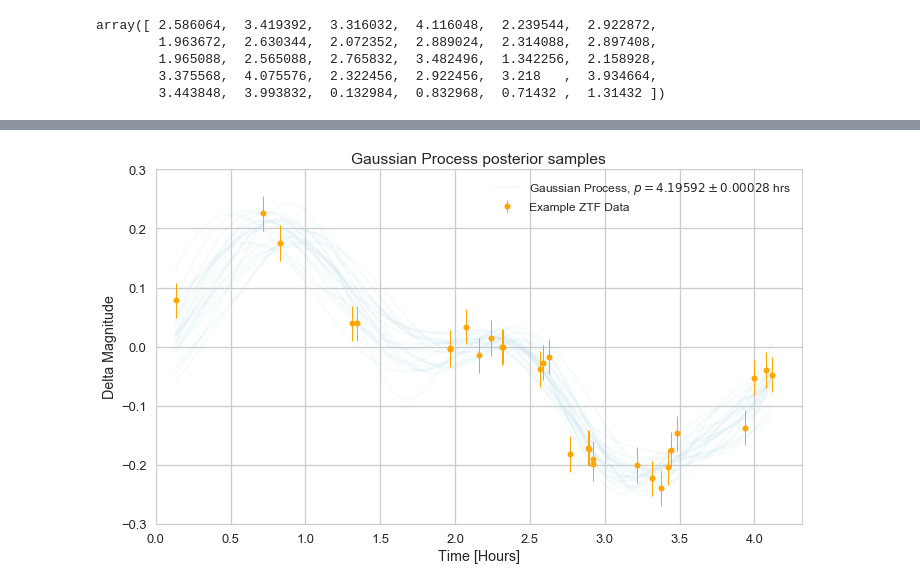
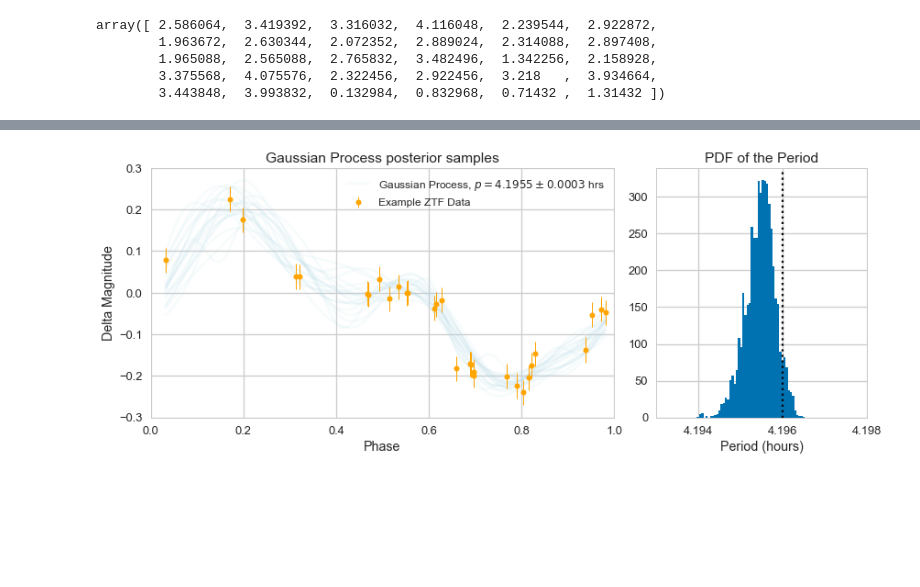
Before and after one commit to dirac-institute/CometGPs, a Jupyter notebook: lco_proposal/LCO2.ipynb, the cells around one changed output, grey strips where cells are left out. Saved outputs shown, nothing was run; the diff lists cells and outputs as text; code cells hidden in the pictures; blank space fills up the shorter version.

```diff
--- a/lco_proposal/LCO2.ipynb
+++ b/lco_proposal/LCO2.ipynb
@@ -209,32 +219,40 @@ np.std(post_p*24.0)
 # %%
-fig, ax = plt.subplots(1, 1, figsize=(10,6))
-
+fig = plt.figure(figsize=(14,5))
+grid = plt.GridSpec(1, 3, wspace=0.2)
+ax = plt.subplot(grid[0, 0:2])
 x = np.linspace(time_phased.min(), time_phased.max(), 500)
-ax.errorbar(time_phased * 24.0, mag, yerr=mag_err, fmt="o", c="orange", ms=6, lw=1,
+ax.errorbar(time_phased *24.0/ fit_period, mag, yerr=mag_err, fmt="o", c="orange", ms=6, lw=1,
             label="Example ZTF Data", zorder=999)
 np.random.seed(180401)
+fit_period = np.mean(post_p*24.0)
+uncertainty = np.std(post_p*24.0)
 for i in range(20):
     # Choose a random walker and step.
     w = np.random.randint(5000)
 
     gp.set_parameter_vector(sampler.flatchain[-5000+w, :])
 
     # Plot a single sample.
     if i == 0:
-        ax.plot(x * 24.0, gp.sample_conditional(mag, x), "lightblue",
-                alpha=0.1, label=r"Gaussian Process, $p=4.19592 \pm 0.00028$ hrs")
+        ax.plot(x *24./fit_period, gp.sample_conditional(mag, x), "lightblue",
+                alpha=0.1, label=r"Gaussian Process, $p=%.4f \pm %.4f$ hrs" % (fit_period, uncertainty))
     else:
-        ax.plot(x * 24.0, gp.sample_conditional(mag, x), "lightblue", alpha=0.1)
+        ax.plot(x *24. /fit_period, gp.sample_conditional(mag, x), "lightblue", alpha=0.1)
 
 #ax.vlines(time[0]+4.0/24.0, 14.7, 15.3, lw=3, color="black")
 ax.legend(fontsize='large', loc=1)
 #ax.set_xlim(time_phased.min() * 24.0, np.max(x) * 24.0)
-ax.set_xlim(xmin=0)
+ax.set_xlim(0, 1)
 ax.set_ylim(-0.3, 0.3)
-ax.set_xlabel("Time [Hours]")
+ax.set_xlabel("Phase")
 ax.set_ylabel("Delta Magnitude");
 ax.set_title("Gaussian Process posterior samples")
-plt.tight_layout()
+ax2 = plt.subplot(grid[0, 2])
+n, b, p = plt.hist(np.exp(sampler.flatchain[-5000:, -1])*24.0, bins=50)
+plt.axvline(true_period, color='k', linestyle=':')
+plt.xlim(4.193, 4.198)
+plt.xlabel('Period (hours)')
+plt.title('PDF of the Period')
 plt.savefig('GP_posteriors.eps', format='eps')
 # %% [output]
-[figure, old version]
+[figure, new version]
```
Also changed, not shown: parts of 7 cells of this notebook, 10 other files.
